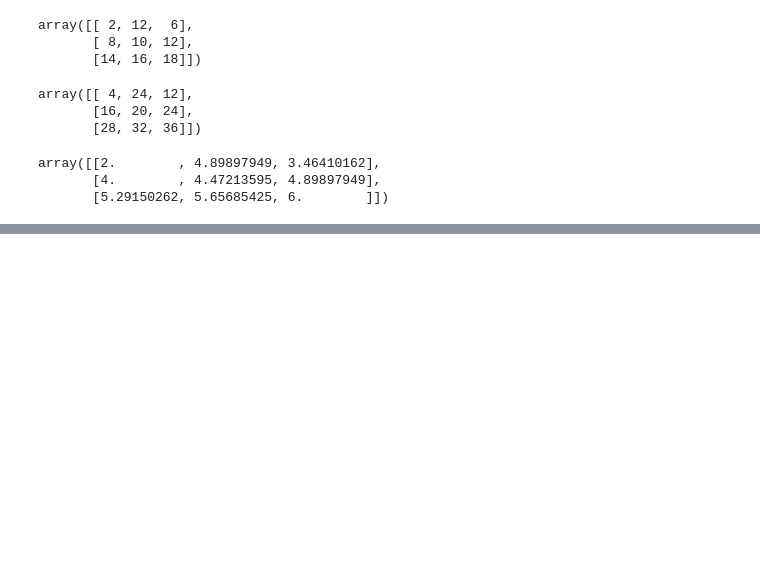
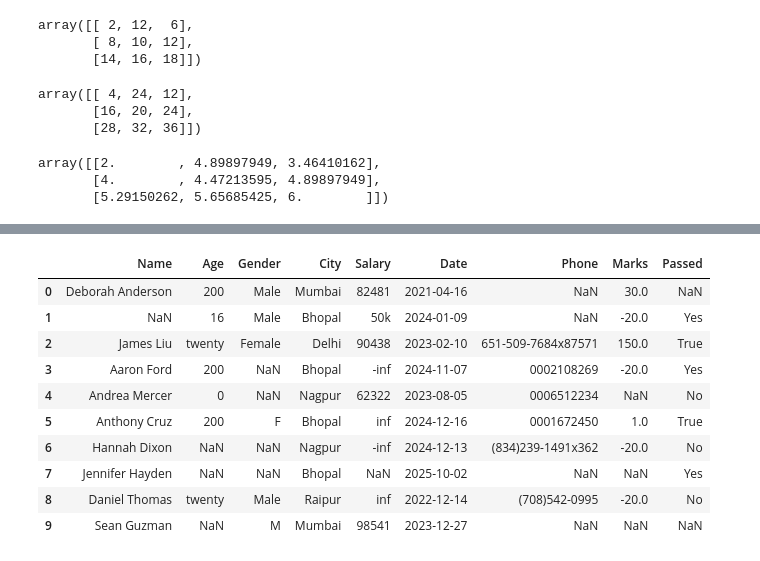
Before and after one commit to Pritishcoder07/AIMLP, a Jupyter notebook: Basic_ML.ipynb, the cells around one changed output, grey strips where cells are left out. Drawn from its saved outputs; the diff is of its cells as text; code cells hidden in the pictures; blank space fills up the shorter version.

```diff
--- a/Basic_ML.ipynb
+++ b/Basic_ML.ipynb
@@ -149,0 +252,14 @@ array([[2.        , 4.89897949, 3.46410162],
+# %%
+messdata.head(10)
+# %% [output]
+|  | Name | Age | Gender | City | Salary | Date | Phone | Marks | Passed |
+| 0 | Deborah Anderson | 200 | Male | Mumbai | 82481 | 2021-04-16 | NaN | 30.0 | NaN |
+| 1 | NaN | 16 | Male | Bhopal | 50k | 2024-01-09 | NaN | -20.0 | Yes |
+| 2 | James Liu | twenty | Female | Delhi | 90438 | 2023-02-10 | 651-509-7684x87571 | 150.0 | True |
+| 3 | Aaron Ford | 200 | NaN | Bhopal | -inf | 2024-11-07 | 0002108269 | -20.0 | Yes |
+| 4 | Andrea Mercer | 0 | NaN | Nagpur | 62322 | 2023-08-05 | 0006512234 | NaN | No |
+| 5 | Anthony Cruz | 200 | F | Bhopal | inf | 2024-12-16 | 0001672450 | 1.0 | True |
+| 6 | Hannah Dixon | NaN | NaN | Nagpur | -inf | 2024-12-13 | (834)239-1491x362 | -20.0 | No |
+| 7 | Jennifer Hayden | NaN | NaN | Bhopal | NaN | 2025-10-02 | NaN | NaN | Yes |
+| 8 | Daniel Thomas | twenty | Male | Raipur | inf | 2022-12-14 | (708)542-0995 | -20.0 | No |
+| 9 | Sean Guzman | NaN | M | Mumbai | 98541 | 2023-12-27 | NaN | NaN | NaN |
```
Also changed, not shown: parts of 24 cells of this notebook.
